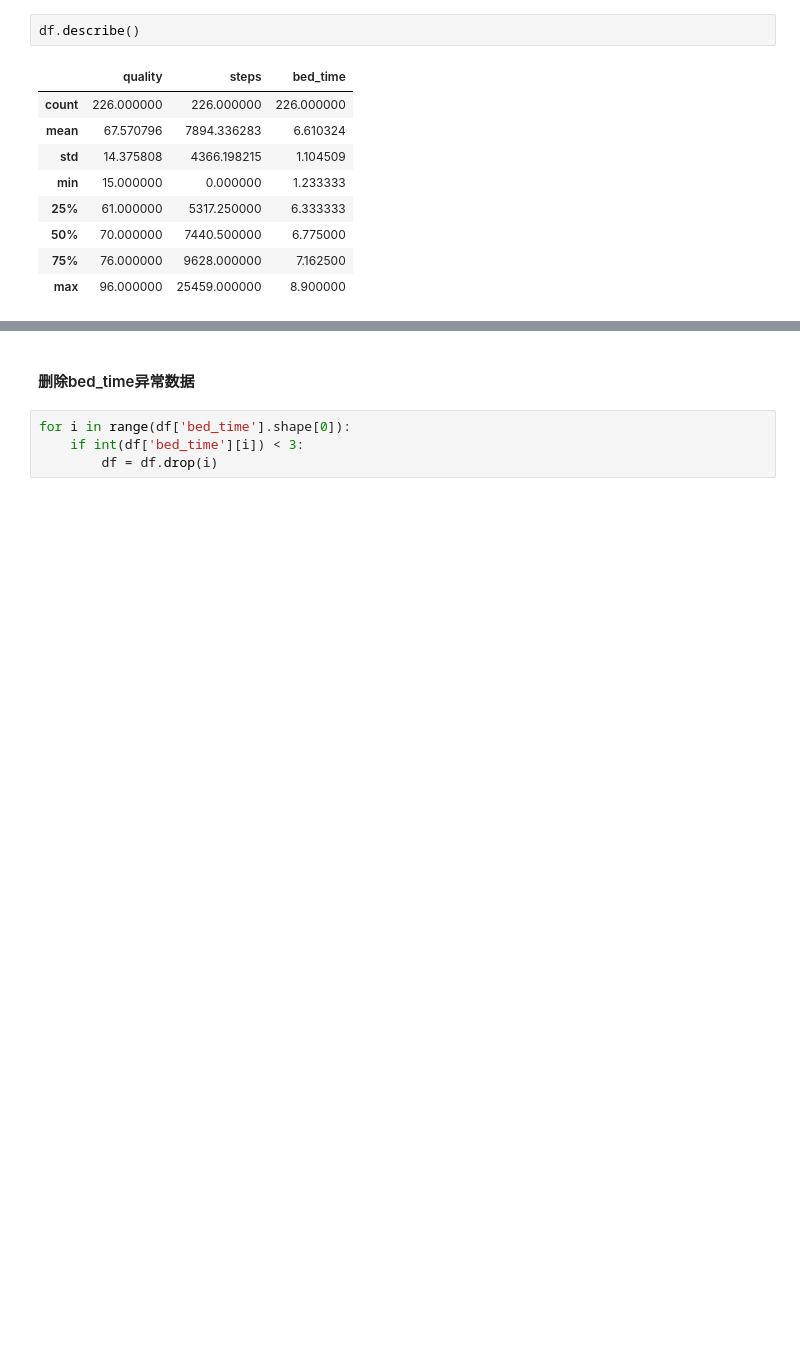
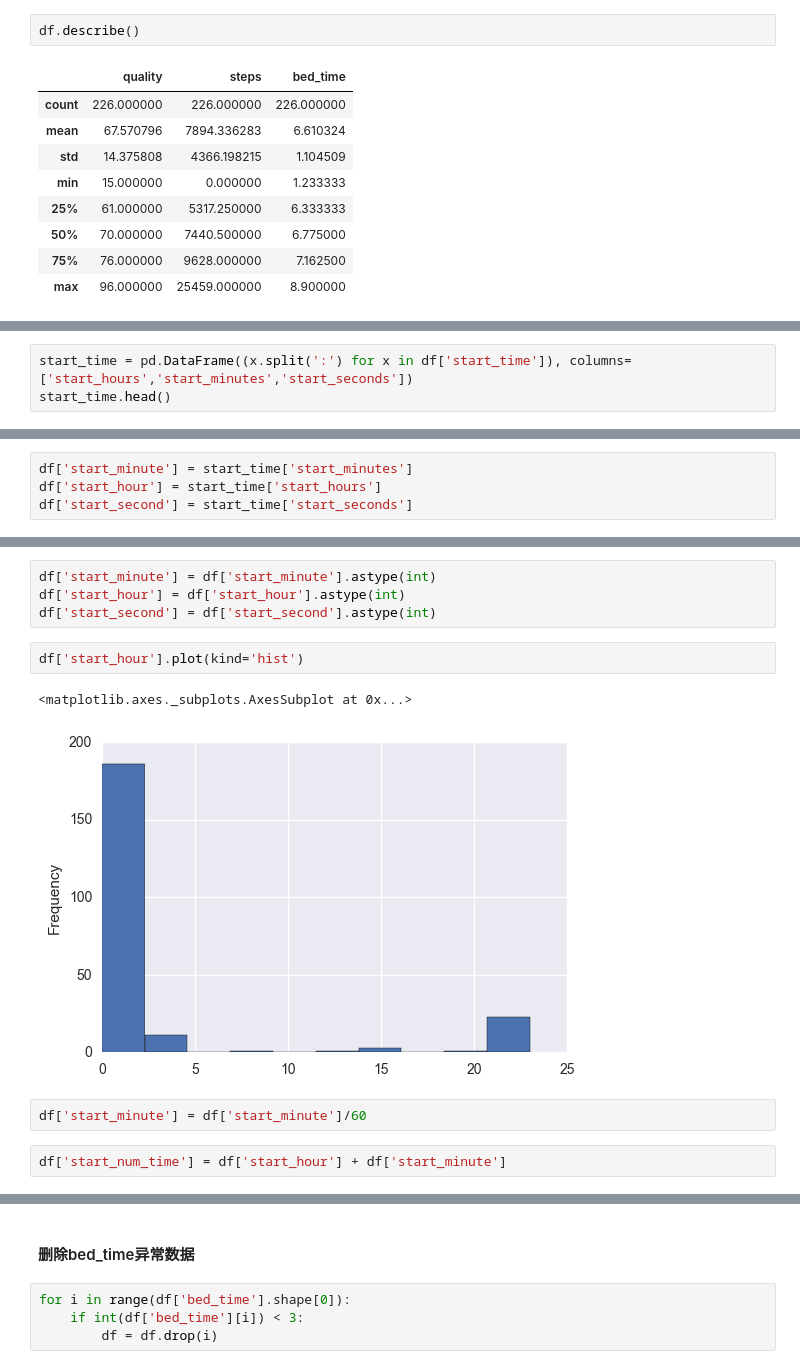
Before and after one commit to nannagentleman/learn-python, a Jupyter notebook: Sleep Data.ipynb, the cells around one changed output, grey strips where cells are left out. Saved outputs shown, nothing was run; the diff lists cells and outputs as text; blank space fills up the shorter version.

Commit message:
My sleep data analysis

```diff
--- a/Sleep Data.ipynb
+++ b/Sleep Data.ipynb
@@ -144,0 +148,3 @@ df.describe()
+# %%
+start_time = pd.DataFrame((x.split(':') for x in df['start_time']), columns=['start_hours','start_minutes','start_seconds'])
+start_time.head()
@@ -144,0 +158,4 @@ df.describe()
+# %%
+df['start_minute'] = start_time['start_minutes']
+df['start_hour'] = start_time['start_hours']
+df['start_second'] = start_time['start_seconds']
@@ -144,0 +171,13 @@ df.describe()
+# %%
+df['start_minute'] = df['start_minute'].astype(int)
+df['start_hour'] = df['start_hour'].astype(int)
+df['start_second'] = df['start_second'].astype(int)
+# %%
+df['start_hour'].plot(kind='hist')
+# %% [output]
+<matplotlib.axes._subplots.AxesSubplot at 0x...>
+[figure, added]
+# %%
+df['start_minute'] = df['start_minute']/60
+# %%
+df['start_num_time'] = df['start_hour'] + df['start_minute']
```
Also changed, not shown: parts of 27 cells of this notebook.
